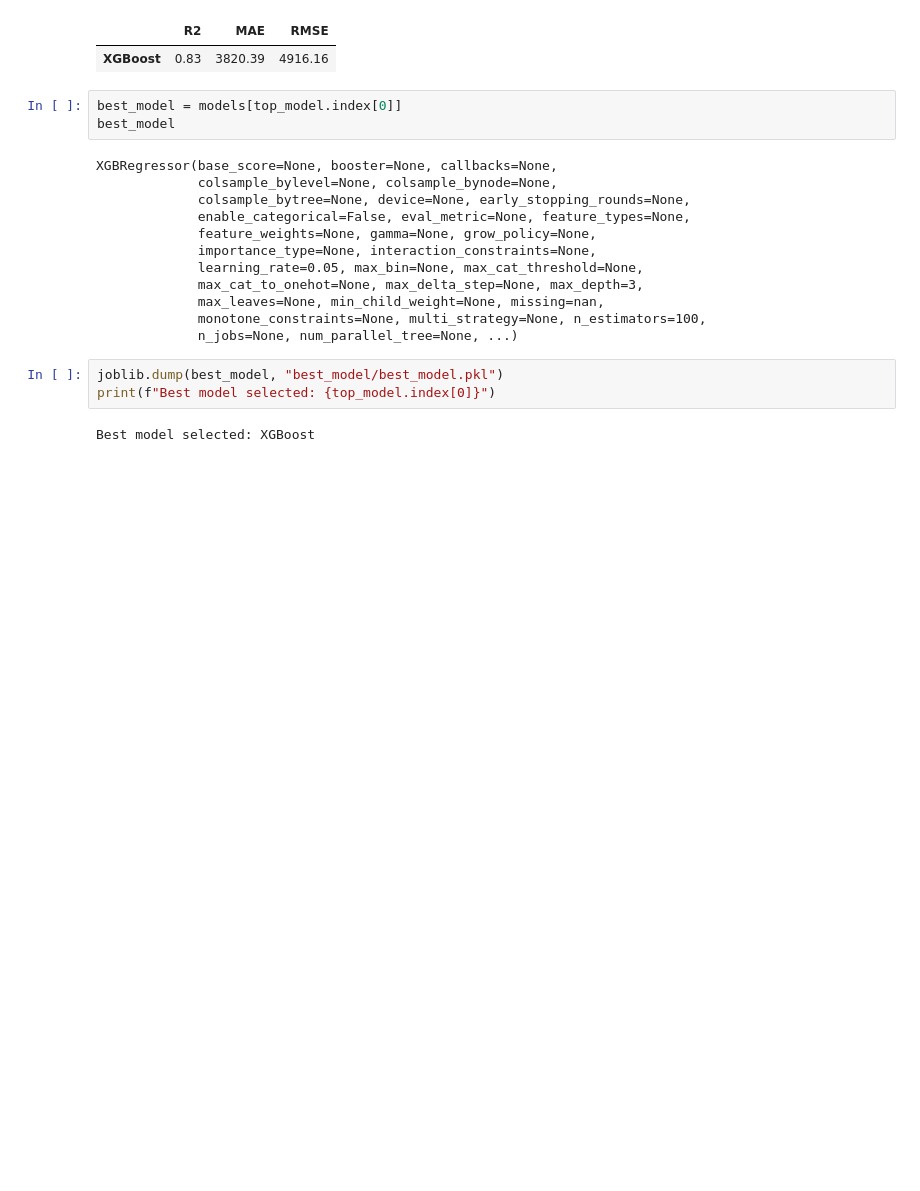
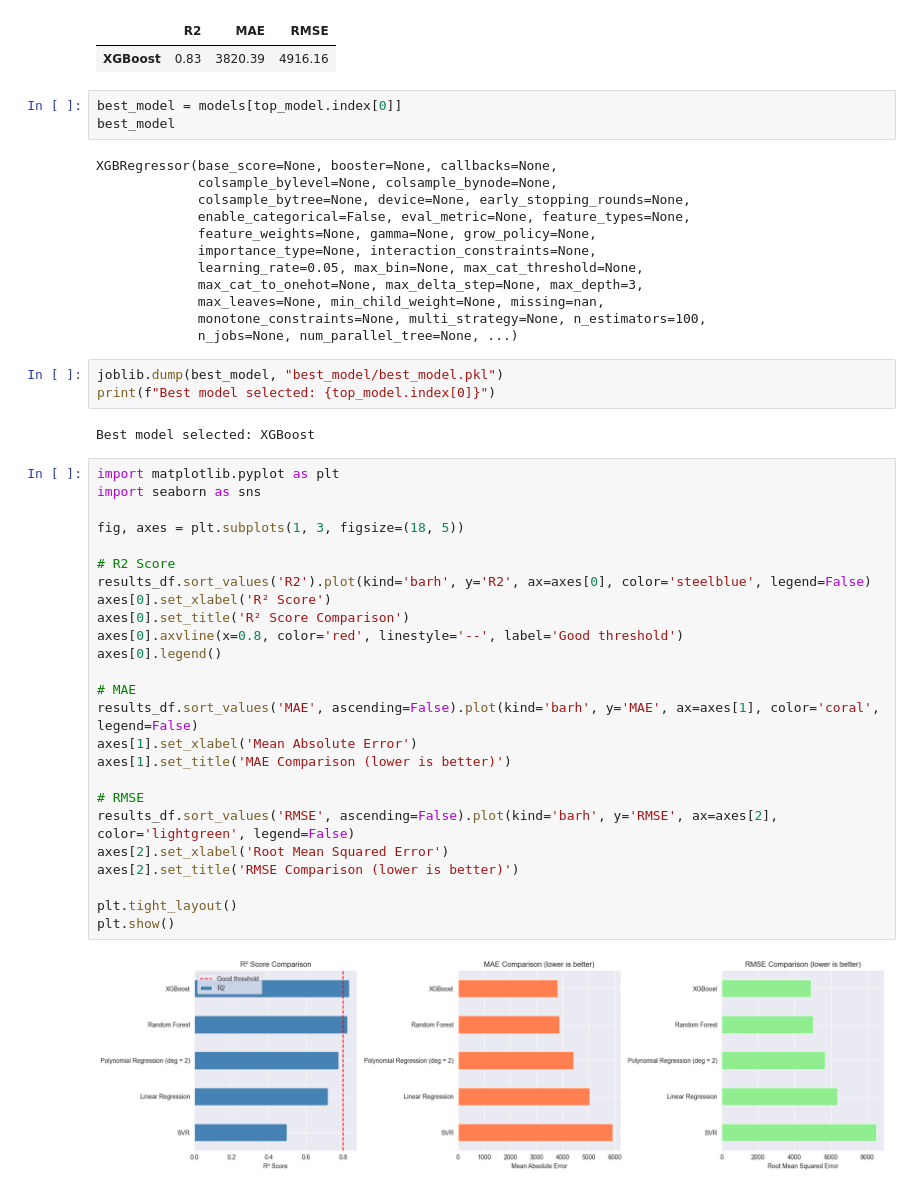
Before and after one commit to MateuszGruntkowski/Health-Insurance-Cost-Prediction, a Jupyter notebook: machine_learning.ipynb, the cells around one changed output. Cells and saved outputs as stored; diff of their text form; blank space fills up the shorter version.

Commit message:
Added model comparison plots

```diff
--- a/machine_learning.ipynb
+++ b/machine_learning.ipynb
@@ -214,3 +214,30 @@ joblib.dump(best_model, "best_model/best_model.pkl")
 print(f"Best model selected: {top_model.index[0]}")
 # %% [output]
 Best model selected: XGBoost
+# %%
+import matplotlib.pyplot as plt
+import seaborn as sns
+
+fig, axes = plt.subplots(1, 3, figsize=(18, 5))
+
+# R2 Score
+results_df.sort_values('R2').plot(kind='barh', y='R2', ax=axes[0], color='steelblue', legend=False)
+axes[0].set_xlabel('R² Score')
+axes[0].set_title('R² Score Comparison')
+axes[0].axvline(x=0.8, color='red', linestyle='--', label='Good threshold')
+axes[0].legend()
+
+# MAE
+results_df.sort_values('MAE', ascending=False).plot(kind='barh', y='MAE', ax=axes[1], color='coral', legend=False)
+axes[1].set_xlabel('Mean Absolute Error')
+axes[1].set_title('MAE Comparison (lower is better)')
+
+# RMSE
+results_df.sort_values('RMSE', ascending=False).plot(kind='barh', y='RMSE', ax=axes[2], color='lightgreen', legend=False)
+axes[2].set_xlabel('Root Mean Squared Error')
+axes[2].set_title('RMSE Comparison (lower is better)')
+
+plt.tight_layout()
+plt.show()
+# %% [output]
+[figure, added]
```
Also changed, not shown: parts of 4 cells of this notebook.
